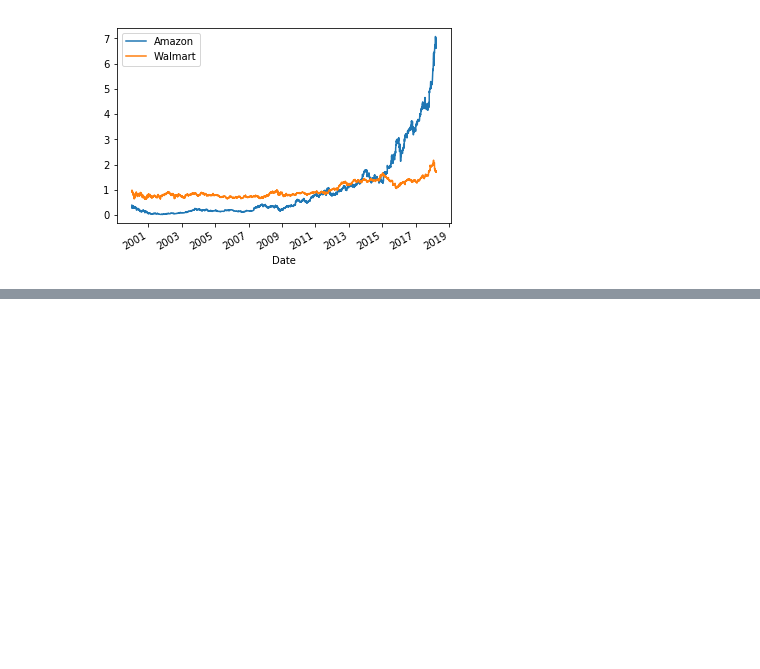
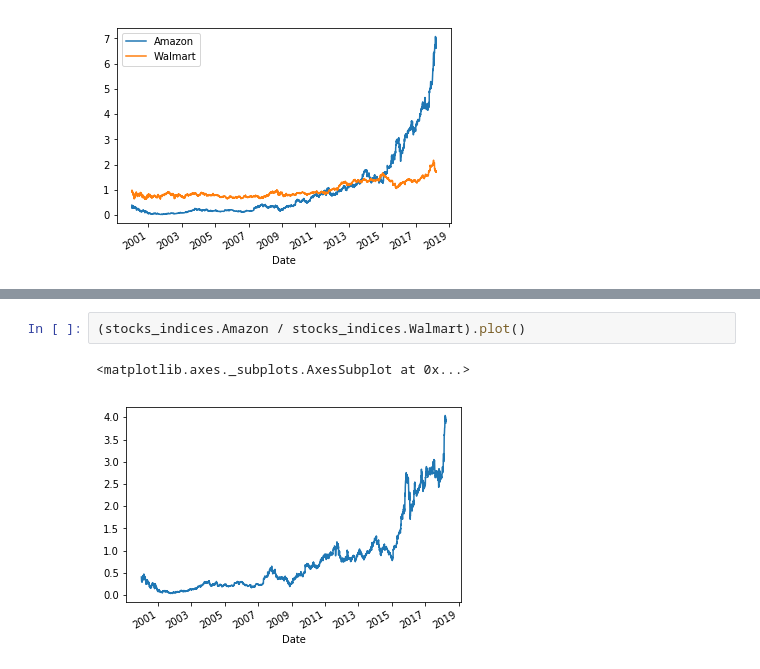
Before and after one commit to ubreu/jupyter-quandl, a Jupyter notebook: quandl_stock.ipynb, the cells around one changed output, grey strips where cells are left out. Drawn from its saved outputs; the diff is of its cells as text; blank space fills up the shorter version.

```diff
--- a/quandl_stock.ipynb
+++ b/quandl_stock.ipynb
@@ -56,0 +57,5 @@ stocks_limited.plot()
+# %%
+(stocks_indices.Amazon / stocks_indices.Walmart).plot()
+# %% [output]
+<matplotlib.axes._subplots.AxesSubplot at 0x...>
+[figure, added]
```
Also changed, not shown: parts of 5 cells of this notebook.
